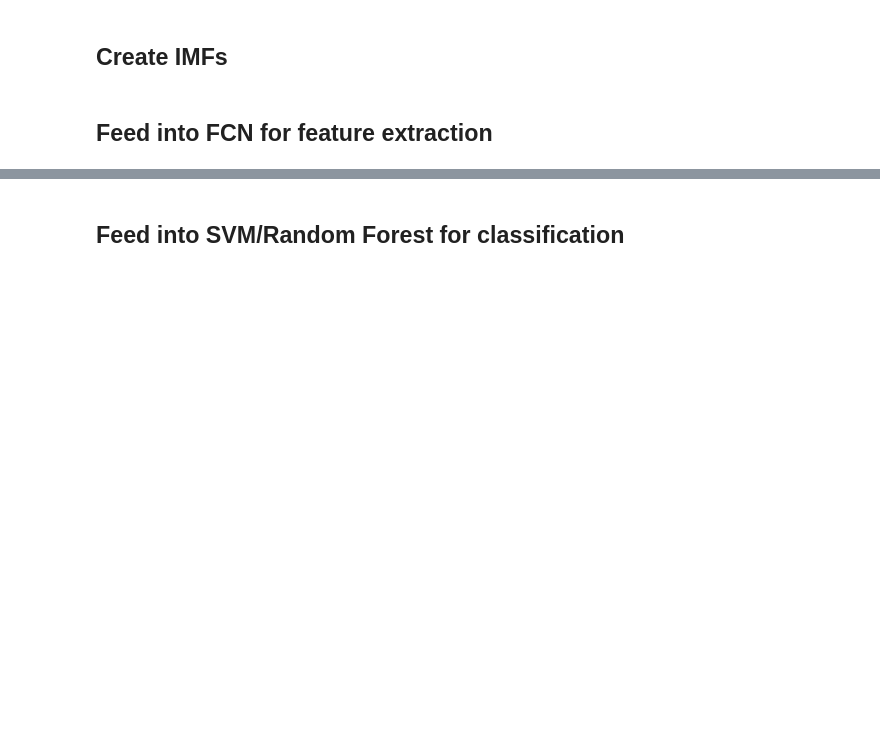
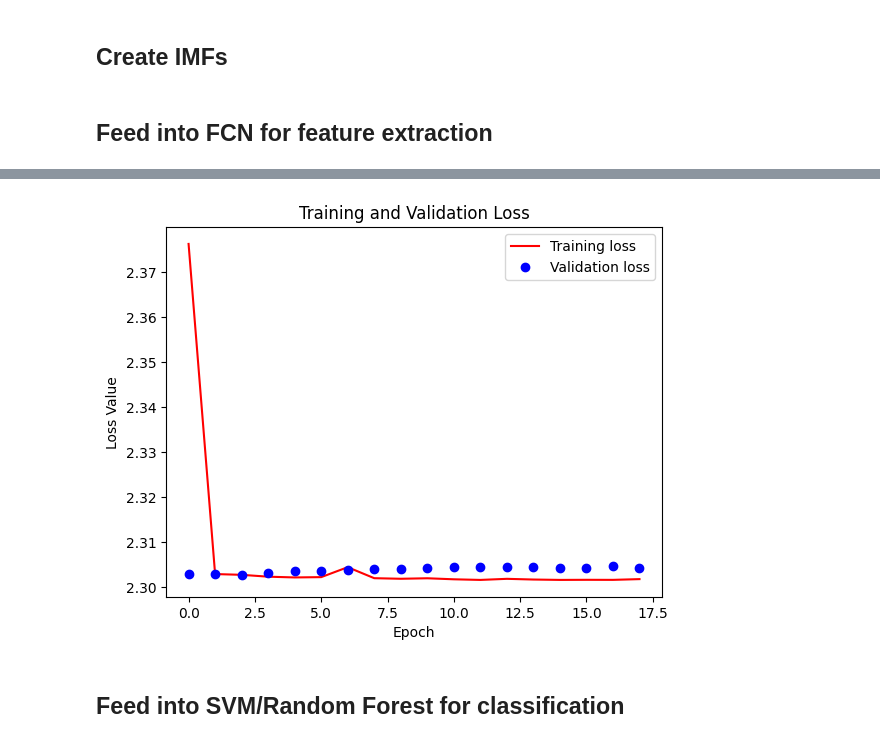
Before and after one commit to alexdelargy/DS340WProject, a Jupyter notebook: music-genre-classification.ipynb, the cells around one changed output, grey strips where cells are left out. Cells and saved outputs as stored; diff of their text form; code cells hidden in the pictures; blank space fills up the shorter version.

```diff
--- a/music-genre-classification.ipynb
+++ b/music-genre-classification.ipynb
@@ -117,4 +116,4 @@ train_images, validation_images, test_images = np.array(train_images), np.array(
 # %% [markdown]
 ## Feed into FCN for feature extraction
 # %%
-inputs = tf.keras
+inputs = tf.keras.layers.Input(shape=(train_images.shape[1:]))
@@ -120,0 +156,20 @@ inputs = tf.keras
+# %%
+num_classes = 10
+def create_decoder(c6):
+    x = tf.keras.layers.Conv2D(num_classes, (1, 1), activation='softmax')(c6)
+    outputs = tf.keras.layers.GlobalAveragePooling2D()(x)
+    return outputs
+# %%
+encoder = create_encoder(inputs)
+outputs = create_decoder(encoder)
+model = tf.keras.Model(inputs=[inputs], outputs=[outputs])
+# %%
+model.compile(optimizer="adam",
+                    loss='sparse_categorical_crossentropy',
+                    metrics=['accuracy'])
+
+callbacks = [
+        tf.keras.callbacks.EarlyStopping(patience=15, monitor='val_loss'),
+        tf.keras.callbacks.TensorBoard(log_dir='logs')]
+
+model.fit(train_images, train_labels, validation_data=(validation_images,validation_labels), batch_size=16, epochs=100, callbacks=callbacks)
@@ -121,2 +195,16 @@ inputs = tf.keras
+# %%
+loss = model.history.history['loss']
+val_loss = model.history.history['val_loss']
+
+plt.figure()
+plt.plot( loss, 'r', label='Training loss')
+plt.plot( val_loss, 'bo', label='Validation loss')
+plt.title('Training and Validation Loss')
+plt.xlabel('Epoch')
+plt.ylabel('Loss Value')
+plt.legend()
+plt.show()
+# %% [output]
+[figure, added]
 # %% [markdown]
 ## Feed into SVM/Random Forest for classification
```
Also changed, not shown: parts of 6 cells of this notebook, 1 other file.
